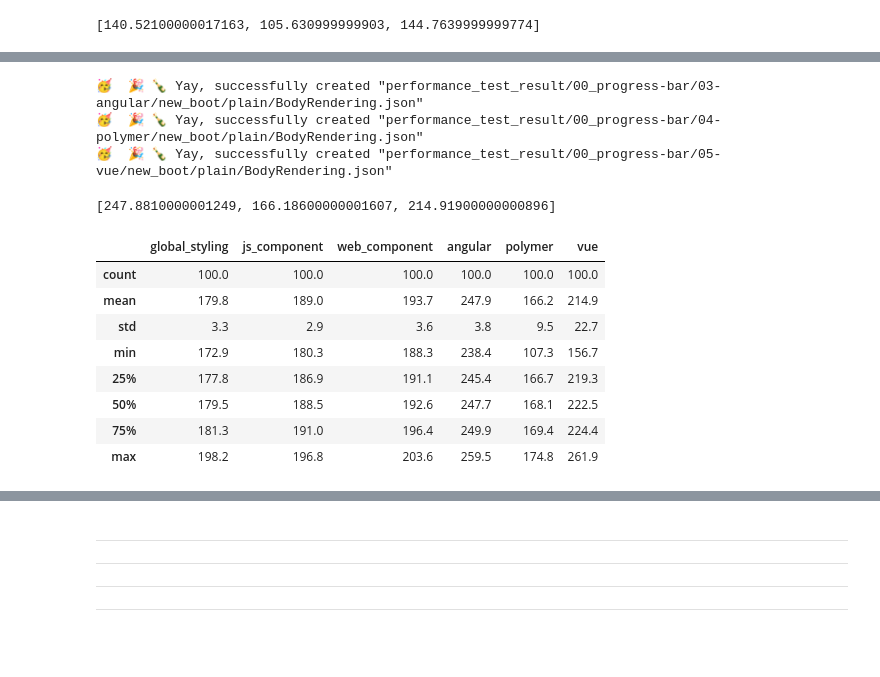
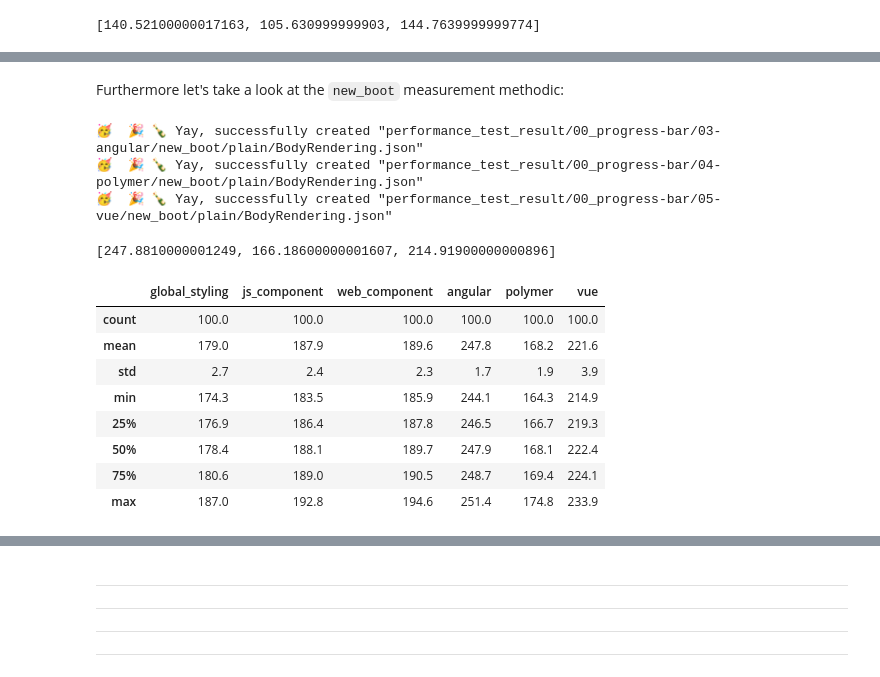
Before and after one commit to na018/web-components_research, a Jupyter notebook: 03_Performance-Test/Analysis.ipynb, the cells around one changed output, grey strips where cells are left out. Cells and saved outputs as stored; diff of their text form; code cells hidden in the pictures; blank space fills up the shorter version.

Commit message:
improoved time measurement methodology 💂  🕰️ 💂 ⌛

```diff
--- a/03_Performance-Test/Analysis.ipynb
+++ b/03_Performance-Test/Analysis.ipynb
@@ -549,0 +453,11 @@ But we will get cleaner lines which will be better comparable.
+# %%
+def regulate_df(df):
+	mean = df[0].mean()
+	std = df[0].std()
+    # outliers that are outside the [mean-std, mean+std] area
+	df[0] = np.where(df[0] < mean - std, mean,df[0])
+	df[0] = np.where(df[0] > mean + std, mean,df[0])
+	return df
+# %%
+for df in (frames_new_boot + frames_frameworks_new_boot):
+	regulate_df(df)
@@ -639,0 +498,3 @@ plt.show()
+# %%
+for df in (frames + frames_frameworks):
+	regulate_df(df)
@@ -724,4 +635,13 @@ body_rendering_path = 'performance_test_result/00_progress-bar/'
 angular_dataframe_plain = pd.read_json(body_rendering_path + '03-angular/plain/BodyRendering.json')
 polymer_dataframe_plain = pd.read_json(body_rendering_path + '04-polymer/plain/BodyRendering.json')
 vue_dataframe_plain = pd.read_json(body_rendering_path + '05-vue/plain/BodyRendering.json')
+# %%
+# create a dataframe out of the framework generated web components and define the column names
+frames_frameworks_plain = [angular_dataframe_plain,
+                     polymer_dataframe_plain,
+                     vue_dataframe_plain]
+
+# flatten down the lines for better comparability
+for df in (frames_frameworks_plain):
+	regulate_df(df)
 # %%
@@ -777,3 +688,5 @@ Text(0.5, 0.98, 'Categorical Plotting')
+# %% [markdown]
+Furthermore let's take a look at the `new_boot` measurement methodic:
 # %%
 foldernames = ['03-angular',
                '04-polymer',
@@ -795,21 +708,25 @@ vue_dataframe_plain_new_boot = pd.read_json(body_rendering_path + '05-vue/new_bo
 # %%
 # create a dataframe out of the framework generated web components and define the column names
 frames_frameworks_plain_new_boot = [angular_dataframe_plain_new_boot,
                      polymer_dataframe_plain_new_boot,
                      vue_dataframe_plain_new_boot]
 
+# flatten down the lines for better comparability
+for df in (frames_frameworks_plain_new_boot):
+	regulate_df(df)
+
 # combine both dataframes
 performance_dataframe_frameworks_plain_new_boot = pd.concat(frames_new_boot + frames_frameworks_plain_new_boot, axis=1, sort=False)
 performance_dataframe_frameworks_plain_new_boot.columns = performance_columns + performance_columns_frameworks
 
 performance_dataframe_frameworks_plain_new_boot.describe()
 # %% [output]
 |  | global_styling | js_component | web_component | angular | polymer | vue |
 | count | 100.0 | 100.0 | 100.0 | 100.0 | 100.0 | 100.0 |
-| mean | 179.8 | 189.0 | 193.7 | 247.9 | 166.2 | 214.9 |
-| std | 3.3 | 2.9 | 3.6 | 3.8 | 9.5 | 22.7 |
-| min | 172.9 | 180.3 | 188.3 | 238.4 | 107.3 | 156.7 |
-| 25% | 177.8 | 186.9 | 191.1 | 245.4 | 166.7 | 219.3 |
-| 50% | 179.5 | 188.5 | 192.6 | 247.7 | 168.1 | 222.5 |
-| 75% | 181.3 | 191.0 | 196.4 | 249.9 | 169.4 | 224.4 |
-| max | 198.2 | 196.8 | 203.6 | 259.5 | 174.8 | 261.9 |
+| mean | 179.0 | 187.9 | 189.6 | 247.8 | 168.2 | 221.6 |
+| std | 2.7 | 2.4 | 2.3 | 1.7 | 1.9 | 3.9 |
+| min | 174.3 | 183.5 | 185.9 | 244.1 | 164.3 | 214.9 |
+| 25% | 176.9 | 186.4 | 187.8 | 246.5 | 166.7 | 219.3 |
+| 50% | 178.4 | 188.1 | 189.7 | 247.9 | 168.1 | 222.4 |
+| 75% | 180.6 | 189.0 | 190.5 | 248.7 | 169.4 | 224.1 |
+| max | 187.0 | 192.8 | 194.6 | 251.4 | 174.8 | 233.9 |
```
Also changed, not shown: parts of 37 cells of this notebook, 50 other files.
